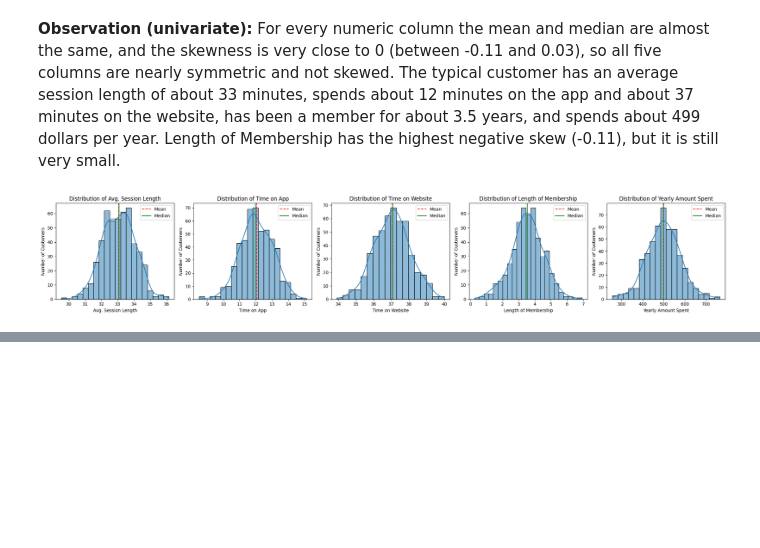
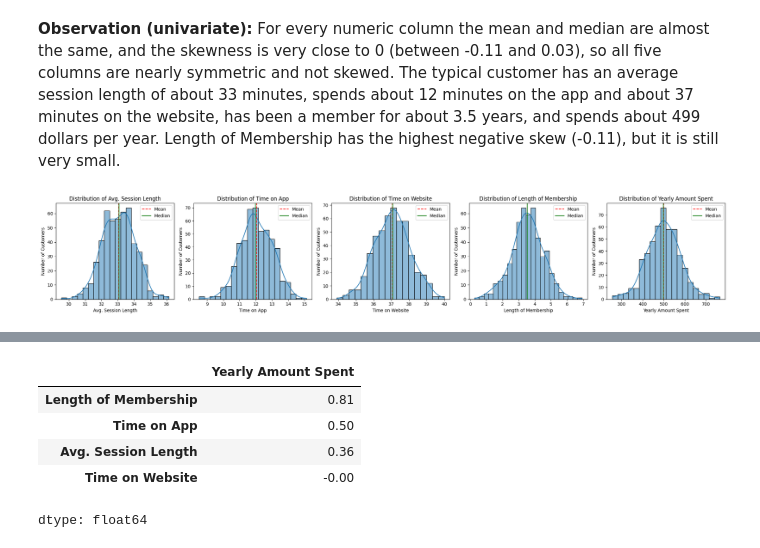
Before and after one commit to syeda-bisma05/ecommerce-customer-eda, a Jupyter notebook: ecommerce_analysis.ipynb, the cells around one changed output, grey strips where cells are left out. Cells and saved outputs as stored; diff of their text form; code cells hidden in the pictures; blank space fills up the shorter version.

```diff
--- a/ecommerce_analysis.ipynb
+++ b/ecommerce_analysis.ipynb
@@ -218,0 +241,9 @@ plt.show()
+# %%
+df[num_cols].corr()["Yearly Amount Spent"].drop("Yearly Amount Spent").sort_values(ascending=False).round(2)
+# %% [output]
+|  | Yearly Amount Spent |
+| Length of Membership | 0.81 |
+| Time on App | 0.50 |
+| Avg. Session Length | 0.36 |
+| Time on Website | -0.00 |
+dtype: float64
```
Also changed, not shown: parts of 5 cells of this notebook.
